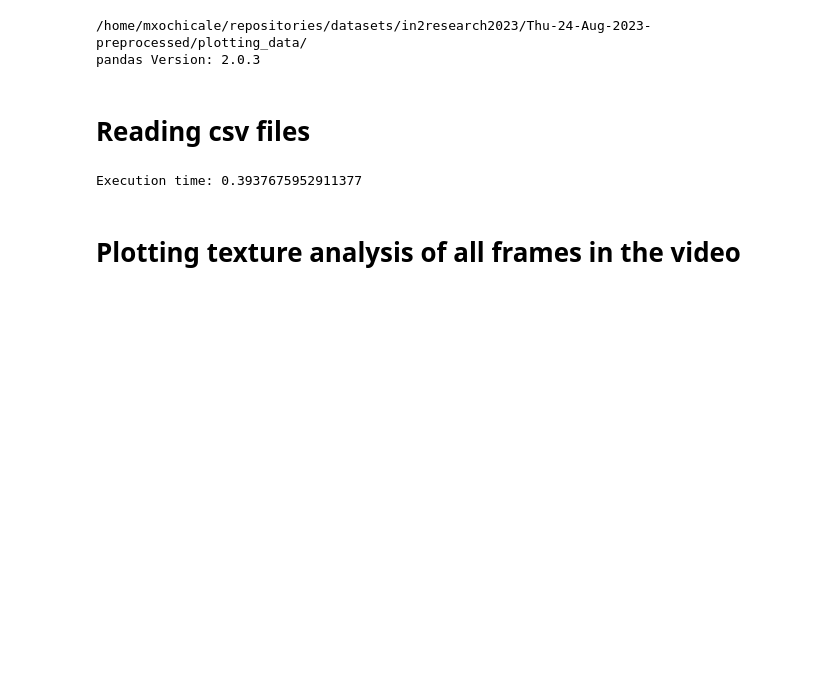
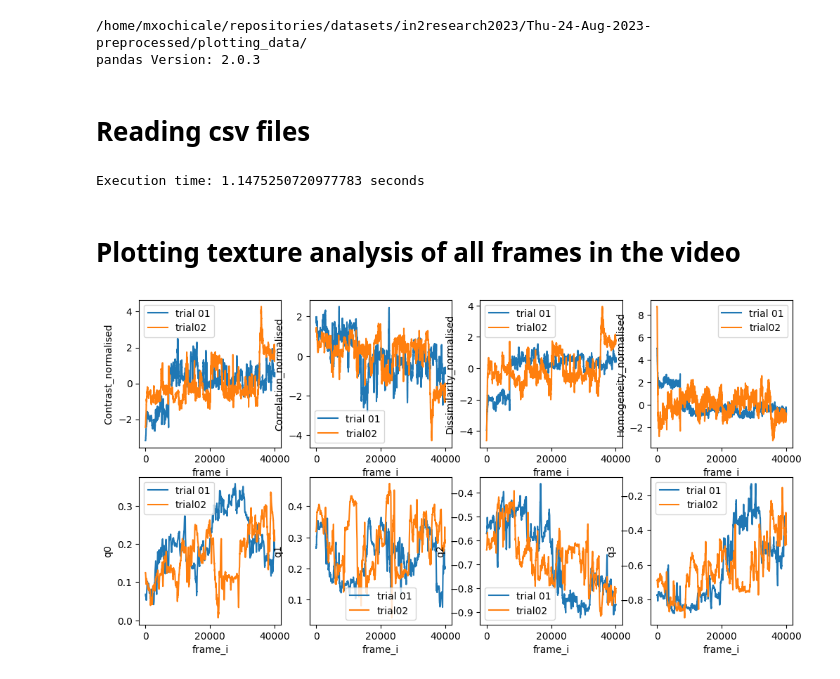
Before and after one commit to mxochicale/sentient, a Jupyter notebook: rtt4ssa/data_analysis/B_analysis_of_pre-processed_data_from_multiple_files_plotting.ipynb, the cells around one changed output. Cells and saved outputs as stored; diff of their text form; code cells hidden in the pictures; blank space fills up the shorter version.

```diff
--- a/rtt4ssa/data_analysis/B_analysis_of_pre-processed_data_from_multiple_files_plotting.ipynb
+++ b/rtt4ssa/data_analysis/B_analysis_of_pre-processed_data_from_multiple_files_plotting.ipynb
@@ -70,45 +145,58 @@ pandas Version: 2.0.3
 # %%
 start_time = time.time()
 
+### PARTICIPANT01
+
 PARTICIPANT01_TEST01_REP01 = 'participant01-test01-rep01-1g-5mins_normalised_quaternions'
-CSV_FILENAME_FOR_TEXTURE_ANALYSIS_PARTICIPANT01_TEST01_REP01=PARTICIPANT01_TEST01_REP01+'.csv'
-PATH_CSV = FULL_REPO_PREPROCESSED_DATA_PATH+CSV_FILENAME_FOR_TEXTURE_ANALYSIS_PARTICIPANT01_TEST01_REP01
-df_texture_analysis_p01t01r01 = pd.read_csv(PATH_CSV)
+df_texture_analysis_p01t01r01 = file_name_to_dataframe(PARTICIPANT01_TEST01_REP01)
 
 PARTICIPANT01_TEST01_REP02 = 'participant01-test01-rep02-1g-5mins_normalised_quaternions'
-CSV_FILENAME_FOR_TEXTURE_ANALYSIS_PARTICIPANT01_TEST01_REP02=PARTICIPANT01_TEST01_REP02+'.csv'
-PATH_CSV = FULL_REPO_PREPROCESSED_DATA_PATH+CSV_FILENAME_FOR_TEXTURE_ANALYSIS_PARTICIPANT01_TEST01_REP02
-df_texture_analysis_p01t01r02 = pd.read_csv(PATH_CSV)
+df_texture_analysis_p01t01r02 = file_name_to_dataframe(PARTICIPANT01_TEST01_REP02)
+
+PARTICIPANT01_TEST02_REP01 = 'participant01-test02-rep01-1g-5mins_normalised_quaternions'
+df_texture_analysis_p01t02r01 = file_name_to_dataframe(PARTICIPANT01_TEST02_REP01)
+
+PARTICIPANT01_TEST02_REP02 = 'participant01-test02-rep02-1g-5mins_normalised_quaternions'
+df_texture_analysis_p01t02r02 = file_name_to_dataframe(PARTICIPANT01_TEST02_REP02)
+
+PARTICIPANT01_TEST03_REP01 = 'participant01-test03-rep01-1g-5mins_normalised_quaternions'
+df_texture_analysis_p01t03r01 = file_name_to_dataframe(PARTICIPANT01_TEST03_REP01)
+
+PARTICIPANT01_TEST03_REP02 = 'participant01-test03-rep02-1g-5mins_normalised_quaternions'
+df_texture_analysis_p01t03r02 = file_name_to_dataframe(PARTICIPANT01_TEST03_REP02)
 
 
+### PARTICIPANT02
 
 PARTICIPANT02_TEST01_REP01 = 'participant02-test01-rep01-1g-5mins_normalised_quaternions'
-CSV_FILENAME_FOR_TEXTURE_ANALYSIS_PARTICIPANT02_TEST01_REP01=PARTICIPANT02_TEST01_REP01+'.csv'
-PATH_CSV = FULL_REPO_PREPROCESSED_DATA_PATH+CSV_FILENAME_FOR_TEXTURE_ANALYSIS_PARTICIPANT02_TEST01_REP01
-df_texture_analysis_p02t01r01 = pd.read_csv(PATH_CSV)
+df_texture_analysis_p02t01r01 = file_name_to_dataframe(PARTICIPANT02_TEST01_REP01)
 
 PARTICIPANT02_TEST01_REP02 = 'participant02-test01-rep02-1g-5mins_normalised_quaternions'
-CSV_FILENAME_FOR_TEXTURE_ANALYSIS_PARTICIPANT02_TEST01_REP02=PARTICIPANT02_TEST01_REP02+'.csv'
-PATH_CSV = FULL_REPO_PREPROCESSED_DATA_PATH+CSV_FILENAME_FOR_TEXTURE_ANALYSIS_PARTICIPANT02_TEST01_REP02
-df_texture_analysis_p02t01r02 = pd.read_csv(PATH_CSV)
+df_texture_analysis_p02t01r02 = file_name_to_dataframe(PARTICIPANT02_TEST01_REP02)
 
 
-# Contrast_normalised
-# Correlation_normalised
-# Dissimilarity_normalised
-# Energy_normalised
-# Homogeneity_normalised
-# ASM_normalised
-# q0
-# q1
-# q2
-# q3
+PARTICIPANT02_TEST02_REP01 = 'participant02-test02-rep01-1g-5mins_normalised_quaternions'
+df_texture_analysis_p02t02r01 = file_name_to_dataframe(PARTICIPANT02_TEST02_REP01)
+
+PARTICIPANT02_TEST02_REP02 = 'participant02-test02-rep02-1g-5mins_normalised_quaternions'
+df_texture_analysis_p02t02r02 = file_name_to_dataframe(PARTICIPANT02_TEST02_REP02)
+
+
+PARTICIPANT02_TEST03_REP01 = 'participant02-test03-rep01-1g-5mins_normalised_quaternions'
+df_texture_analysis_p02t03r01 = file_name_to_dataframe(PARTICIPANT02_TEST03_REP01)
+
+PARTICIPANT02_TEST03_REP02 = 'participant02-test03-rep02-1g-5mins_normalised_quaternions'
+df_texture_analysis_p02t03r02 = file_name_to_dataframe(PARTICIPANT02_TEST03_REP02)
 
 
 end_time = time.time()
 execution_time = end_time - start_time
-print(f"Execution time: {execution_time}")
+print(f"Execution time: {execution_time} seconds ")
 # %% [output]
-Execution time: 0.3937675952911377
+Execution time: 1.1475250720977783 seconds
 # %% [markdown]
 # Plotting texture analysis of all frames in the video
+# %%
+plot_texture_analysis_of_dftrial01_dftrial02(df_texture_analysis_p01t01r01, df_texture_analysis_p01t01r02)
+# %% [output]
+[figure, added]
```
Also changed, not shown: parts of 7 cells of this notebook.
